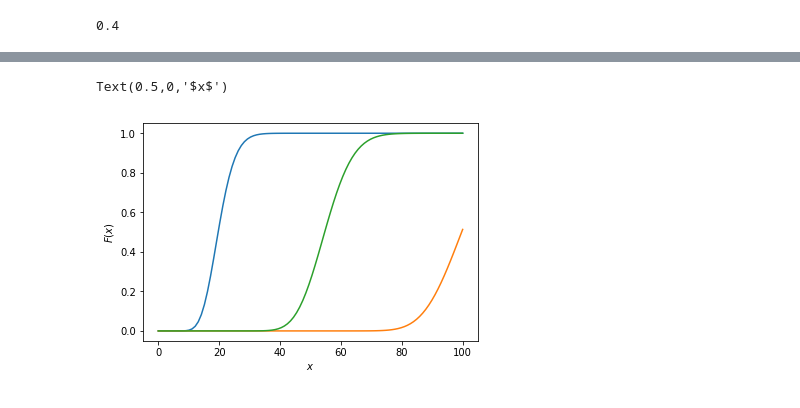
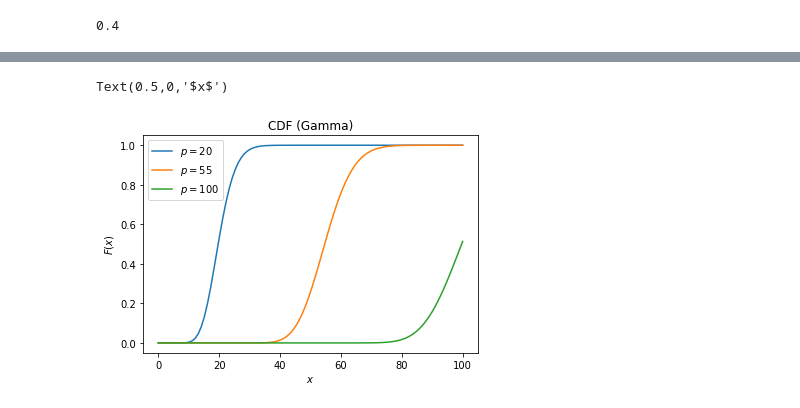
Before and after one commit to mynvb/hwpy, a Jupyter notebook: hw1-probability.ipynb, the cells around one changed output, grey strips where cells are left out. Saved outputs shown, nothing was run; the diff lists cells and outputs as text; code cells hidden in the pictures.

```diff
--- a/hw1-probability.ipynb
+++ b/hw1-probability.ipynb
@@ -109,17 +106,11 @@ Text(0.5,0,'$x$')
 # %%
 x = np.linspace(0,10,100)
-exp1 = sts.expon(1)
-exp2 = sts.expon(3)
-exp3 = sts.expon(6)
 
-cdf1 = exp1.cdf(x)
-cdf2 = exp2.cdf(x)
-cdf3 = exp3.cdf(x)
-
-plt.plot(x, cdf1)
-plt.plot(x, cdf2)
-plt.plot(x, cdf3)
-
+for p in [1,3,6]:
+    exp_cdf = sts.expon(p).cdf(x)
+    plt.plot(x, poisson_cdf, label = "$p=%s$" % (p))
+plt.legend()
+plt.title("CDF (Exponential)")
 plt.ylabel('$F(x)$')
 plt.xlabel('$x$')
 # %% [output]
@@ -138,0 +119,8 @@ plt.plot(x, pdf3)
+# %%
+for p in [1,3,6]:
+    exp_pmf = sts.expon(p).pdf(x)
+    plt.plot(x, exp_pmf, label = "$p=%s$" % (p))
+plt.legend()
+plt.title("PDF (Exponential)")
+plt.ylabel('$F(x)$')
+plt.xlabel('$x$')
@@ -139,19 +130,12 @@ plt.plot(x, pdf3)
 # %%
 x = np.linspace(0,100,100)
-g1 = sts.gamma(20)
-g2 = sts.gamma(100)
-g3 = sts.gamma(55)
-
-cdf1 = g1.cdf(x)
-cdf2 = g2.cdf(x)
-cdf3 = g3.cdf(x)
-
-plt.plot(x, cdf1)
-plt.plot(x, cdf2)
-plt.plot(x, cdf3)
-
+for p in [20,55,100]:
+    gamma_cdf = sts.gamma(p).cdf(x)
+    plt.plot(x, gamma_cdf, label = "$p=%s$" % (p))
+plt.legend()
+plt.title("CDF (Gamma)")
 plt.ylabel('$F(x)$')
 plt.xlabel('$x$')
 # %% [output]
 Text(0.5,0,'$x$')
-[figure, old version]
+[figure, new version]
```
Also changed, not shown: parts of 15 cells of this notebook.
